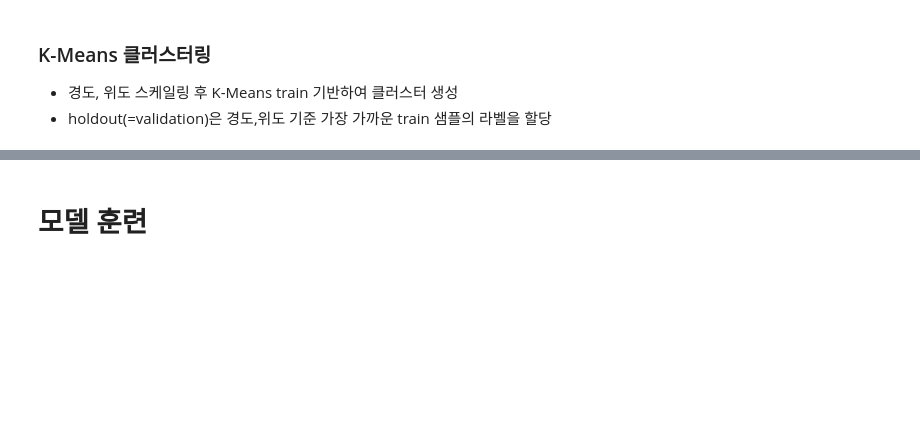
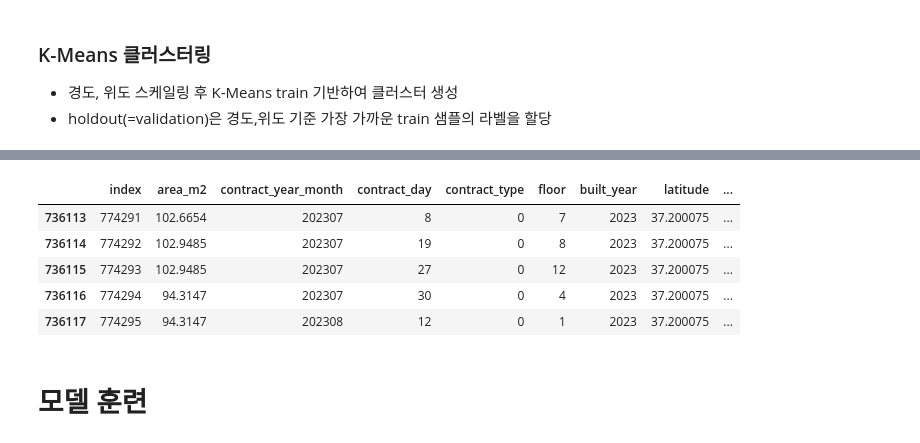
Before and after one commit to boostcampaitech7/level2-competitiveds-recsys-08, a Jupyter notebook: src/baseline.ipynb, the cells around one changed output, grey strips where cells are left out. Saved outputs shown, nothing was run; the diff lists cells and outputs as text; code cells hidden in the pictures; blank space fills up the shorter version.

```diff
--- a/src/baseline.ipynb
+++ b/src/baseline.ipynb
@@ -276,3 +279,12 @@ X_train['cluster'], X_holdout['cluster'] = ft.apply_dbscan_clustering(X_train, X
+# %%
+X_holdout.head()
+# %% [output]
+|  | index | area_m2 | contract_year_month | contract_day | contract_type | floor | built_year | latitude | ... |
+| 736113 | 774291 | 102.6654 | 202307 | 8 | 0 | 7 | 2023 | 37.200075 | ... |
+| 736114 | 774292 | 102.9485 | 202307 | 19 | 0 | 8 | 2023 | 37.200075 | ... |
+| 736115 | 774293 | 102.9485 | 202307 | 27 | 0 | 12 | 2023 | 37.200075 | ... |
+| 736116 | 774294 | 94.3147 | 202307 | 30 | 0 | 4 | 2023 | 37.200075 | ... |
+| 736117 | 774295 | 94.3147 | 202308 | 12 | 0 | 1 | 2023 | 37.200075 | ... |
 # %% [markdown]
 # 모델 훈련
 # %% [markdown]
```
Also changed, not shown: parts of 11 cells of this notebook.
